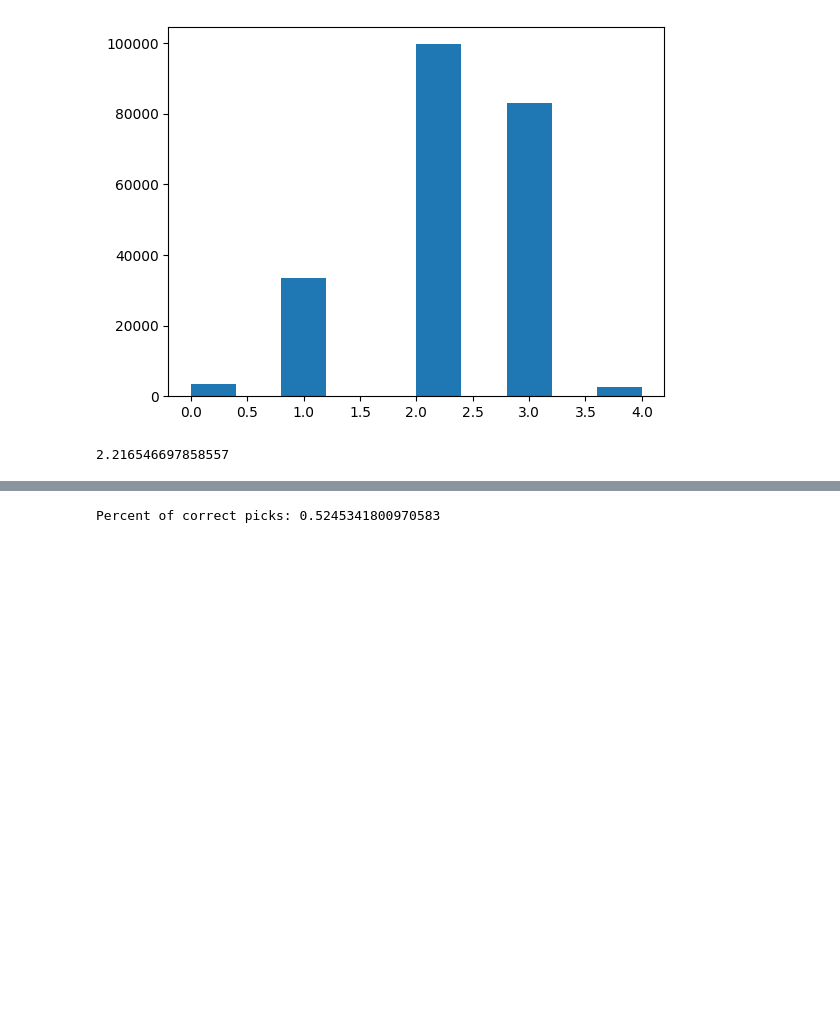
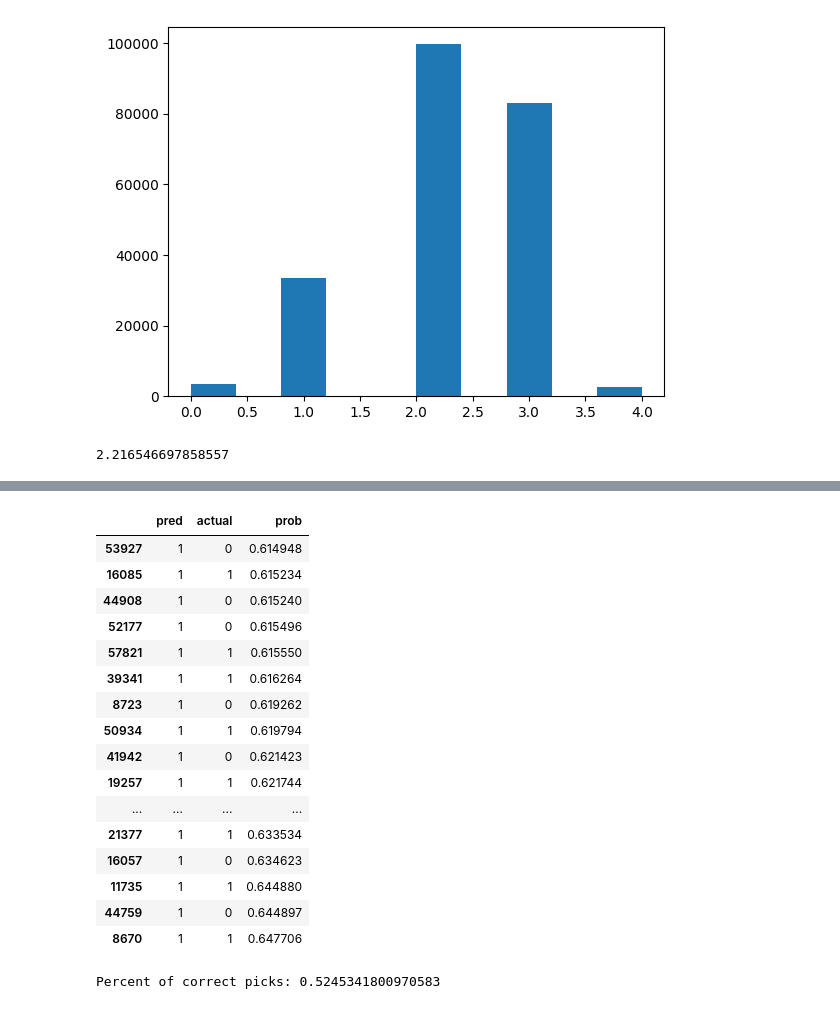
Before and after one commit to sojdb/Baseball-Analytics, a Jupyter notebook: baseball_queries.ipynb, the cells around one changed output, grey strips where cells are left out. Saved outputs shown, nothing was run; the diff lists cells and outputs as text; code cells hidden in the pictures; blank space fills up the shorter version.

Commit message:
Updating files with current runs for season. Predictions folder contains the predicted probabilities for getting a hit for considered players

```diff
--- a/baseball_queries.ipynb
+++ b/baseball_queries.ipynb
@@ -582,0 +828,31 @@ Percent of correct picks: 0.49975915221579964
+# %%
+correct, rand_corr, avg_corr = [], [], []
+
+for i in np.arange(0, len(ytest), 18):
+    temp_xtest = xtest[i:i+18]
+    ypred = regr.predict(temp_xtest)
+    print('Game {0}:'.format(i/18))
+    temp_ytest = ytest[i:i+18]
+    rand_pred = np.round(np.random.rand(18))
+    avg_pred = np.floor(xtest[:,3][i:i+18]/xtest[:,2][i:i+18] * np.mean(xtest[:,2]))
+    avg_pred[avg_pred>1] = 1
+
+    df = pd.DataFrame({'pred' : ypred, 'actual' : temp_ytest[:,0], 'prob':regr.predict_proba(temp_xtest)[:,1], 'rand_pred':rand_pred, 'avg_pred':avg_pred}).sort_values('prob', ascending=False).head(3)
+    df['rand_pred'] = df['rand_pred'].astype(int)
+    df['avg_pred'] = df['avg_pred'].astype(int)
+    print(df)
+    if df['pred'].equals(df['actual']):
+        correct.append(1)
+        print('WIN')
+    else:
+        correct.append(0)
+        print('LOSS')
+    if df['rand_pred'].equals(df['actual']):
+        rand_corr.append(1)
+    else:
+        rand_corr.append(0)
+    if df['avg_pred'].equals(df['actual']):
+        avg_corr.append(1)
+    else:
+        avg_corr.append(0)
+    print('')
@@ -590,12 +880,0 @@ np.sum(ytest)
-# %%
-### CREATE LIST OF NO HIT GUESSES TO SEE PERCENT CORRECT ###
-ypred = np.array([1]*len(ytest))
-print('Percent predicted to get hit:',np.sum(ypred)/len(ypred))
-print('Percent that actually got hit:', np.sum(ytest)/len(ytest))
-correct = []
-for i in range(len(ypred)):
-    if ypred[i]==ytest[i]:
-        correct.append(1)
-    else:
-        correct.append(0)
-print('Percent of correct picks:', np.sum(correct)/len(correct))
@@ -624,3 +903,23 @@ Percent of correct picks: 0.55
+# %%
+test = pd.DataFrame({'pred' : ypred, 'actual' : ytest[:,0], 'prob':regr.predict_proba(xtest)[:,1]})
+# %% [output]
+|  | pred | actual | prob |
+| 53927 | 1 | 0 | 0.614948 |
+| 16085 | 1 | 1 | 0.615234 |
+| 44908 | 1 | 0 | 0.615240 |
+| 52177 | 1 | 0 | 0.615496 |
+| 57821 | 1 | 1 | 0.615550 |
+| 39341 | 1 | 1 | 0.616264 |
+| 8723 | 1 | 0 | 0.619262 |
+| 50934 | 1 | 1 | 0.619794 |
+| 41942 | 1 | 0 | 0.621423 |
+| 19257 | 1 | 1 | 0.621744 |
+| ... | ... | ... | ... |
+| 21377 | 1 | 1 | 0.633534 |
+| 16057 | 1 | 0 | 0.634623 |
+| 11735 | 1 | 1 | 0.644880 |
+| 44759 | 1 | 0 | 0.644897 |
+| 8670 | 1 | 1 | 0.647706 |
 # %%
 correct = []
 for i in range(len(ypred)):
```
Also changed, not shown: parts of 24 cells of this notebook, 9 other files.
